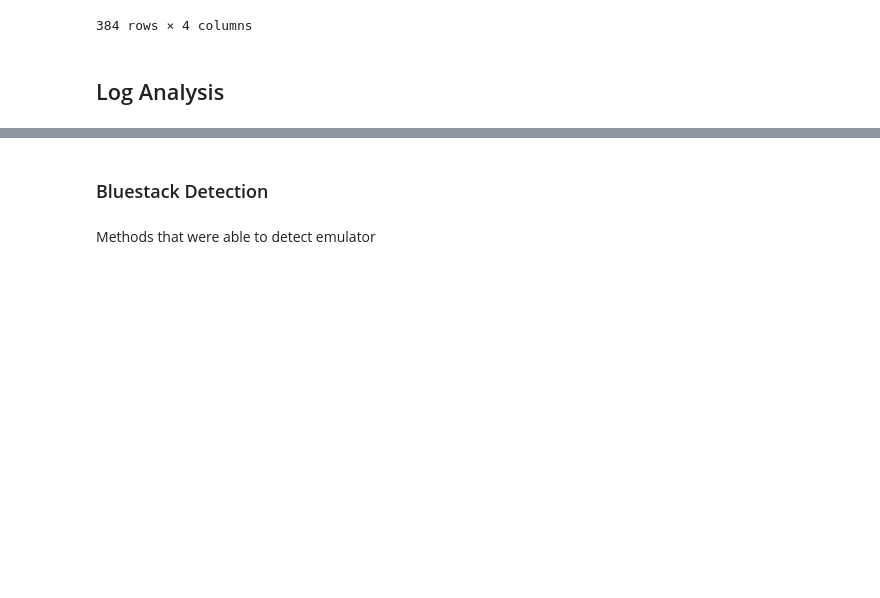
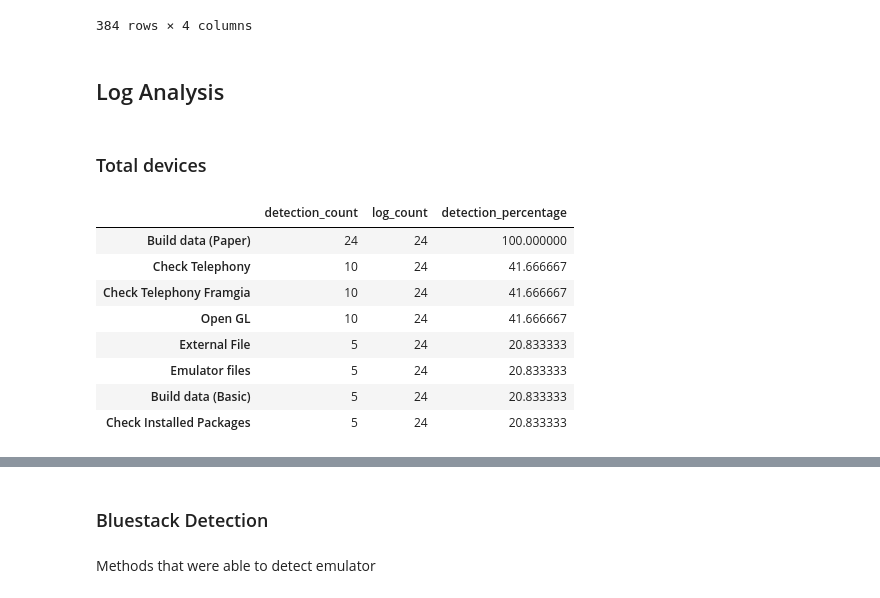
Before and after one commit to Lucas-CardosoO/android-emulator-detector, a Jupyter notebook: notebooks/EmulatorAnalysis.ipynb, the cells around one changed output, grey strips where cells are left out. Cells and saved outputs as stored; diff of their text form; code cells hidden in the pictures; blank space fills up the shorter version.

```diff
--- a/notebooks/EmulatorAnalysis.ipynb
+++ b/notebooks/EmulatorAnalysis.ipynb
@@ -183,0 +184,15 @@ def build_data_to_dict(build_data):
+# %% [markdown]
+### Total devices
+# %%
+total_detected_methods = emulator_detected_data_frame(total_df, total_log_count)
+total_detected_methods
+# %% [output]
+|  | detection_count | log_count | detection_percentage |
+| Build data (Paper) | 24 | 24 | 100.000000 |
+| Check Telephony | 10 | 24 | 41.666667 |
+| Check Telephony Framgia | 10 | 24 | 41.666667 |
+| Open GL | 10 | 24 | 41.666667 |
+| External File | 5 | 24 | 20.833333 |
+| Emulator files | 5 | 24 | 20.833333 |
+| Build data (Basic) | 5 | 24 | 20.833333 |
+| Check Installed Packages | 5 | 24 | 20.833333 |
```
Also changed, not shown: parts of 5 cells of this notebook.
